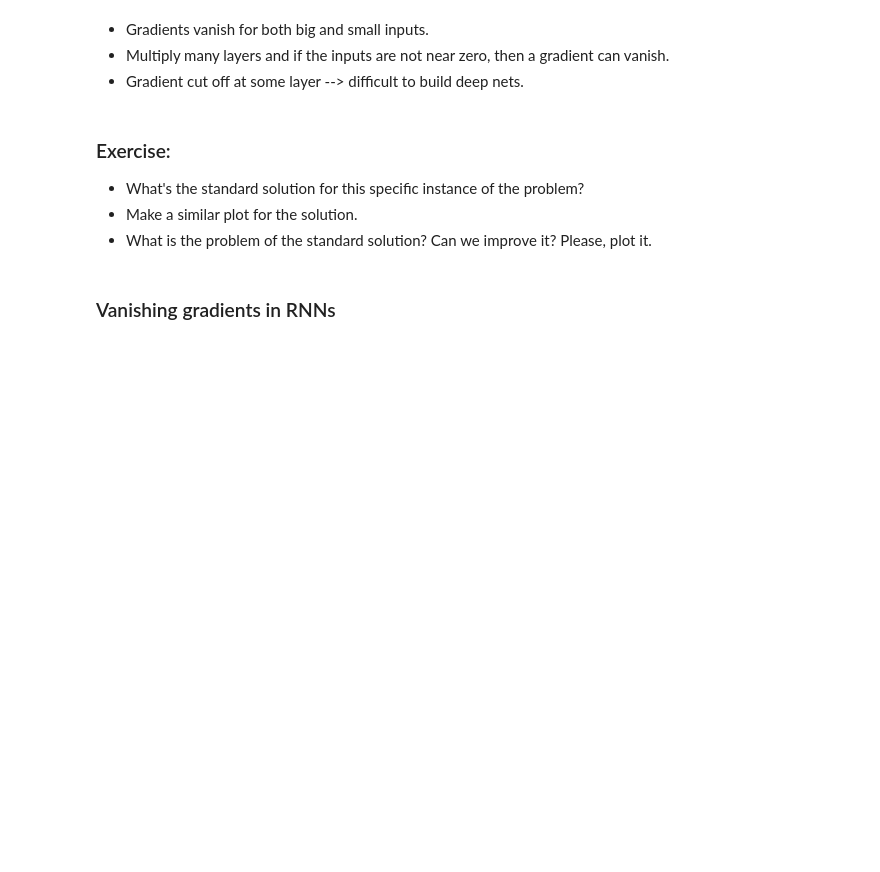
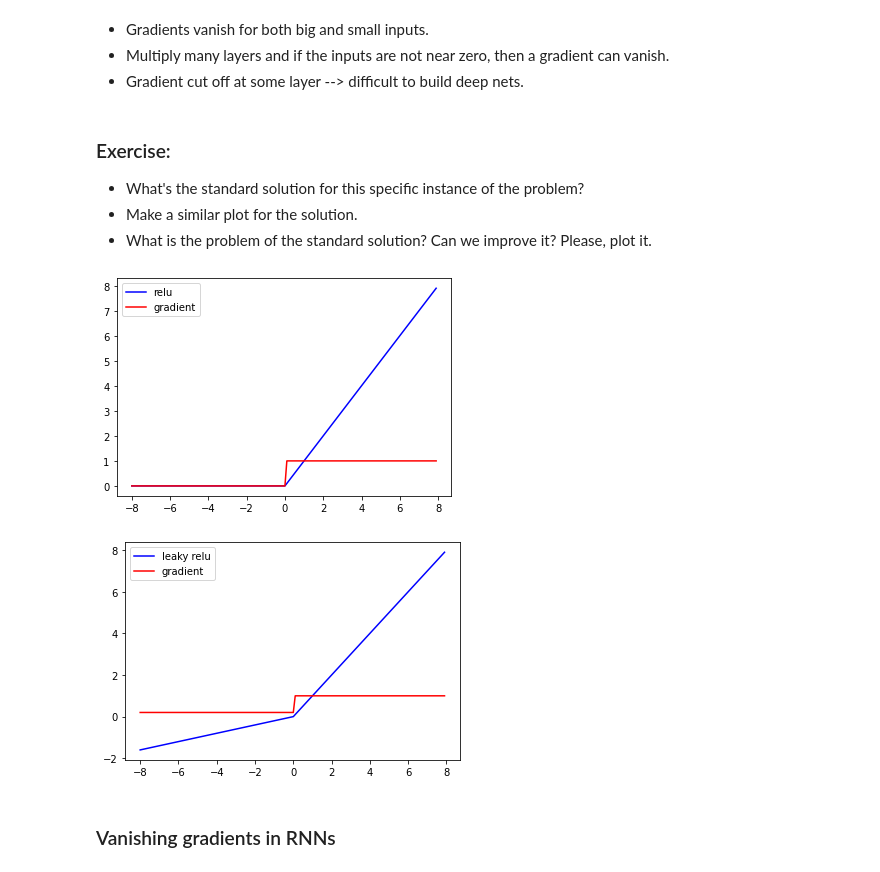
Before and after one commit to stanislav-chekmenev/debugging-dl-models, a Jupyter notebook: notebooks/basics/3_most_common_bugs_II.ipynb, the cells around one changed output. Drawn from its saved outputs; the diff is of its cells as text; code cells hidden in the pictures; blank space fills up the shorter version.

```diff
--- a/notebooks/basics/3_most_common_bugs_II.ipynb
+++ b/notebooks/basics/3_most_common_bugs_II.ipynb
@@ -160,6 +173,39 @@ plt.show()
 - What's the standard solution for this specific instance of the problem?
 - Make a similar plot for the solution.
 - What is the problem of the standard solution? Can we improve it? Please, plot it.
+# %%
+# Relu
+x = tf.Variable(tf.range(-8.0, 8.0, 0.1))
+
+with tf.GradientTape() as tape:
+    y = tf.nn.relu(x)
+
+grad = tape.gradient(y, x).numpy()
+x = x.numpy()
+y = y.numpy()
+
+plt.plot(x, y, 'b', label='relu')
+plt.plot(x, grad, 'r', label='gradient')
+plt.legend()
+plt.show()
+
+# LeakyRelu
+x = tf.Variable(tf.range(-8.0, 8.0, 0.1))
+
+with tf.GradientTape() as tape:
+    y = tf.nn.leaky_relu(x)
+
+grad = tape.gradient(y, x).numpy()
+x = x.numpy()
+y = y.numpy()
+
+plt.plot(x, y, 'b', label='leaky relu')
+plt.plot(x, grad, 'r', label='gradient')
+plt.legend()
+plt.show()
+# %% [output]
+[figure, added]
+[figure, added]
 # %% [markdown]
 ### Vanishing gradients in RNNs
 # %% [markdown]
```
Also changed, not shown: parts of 9 cells of this notebook, 10 other files.
